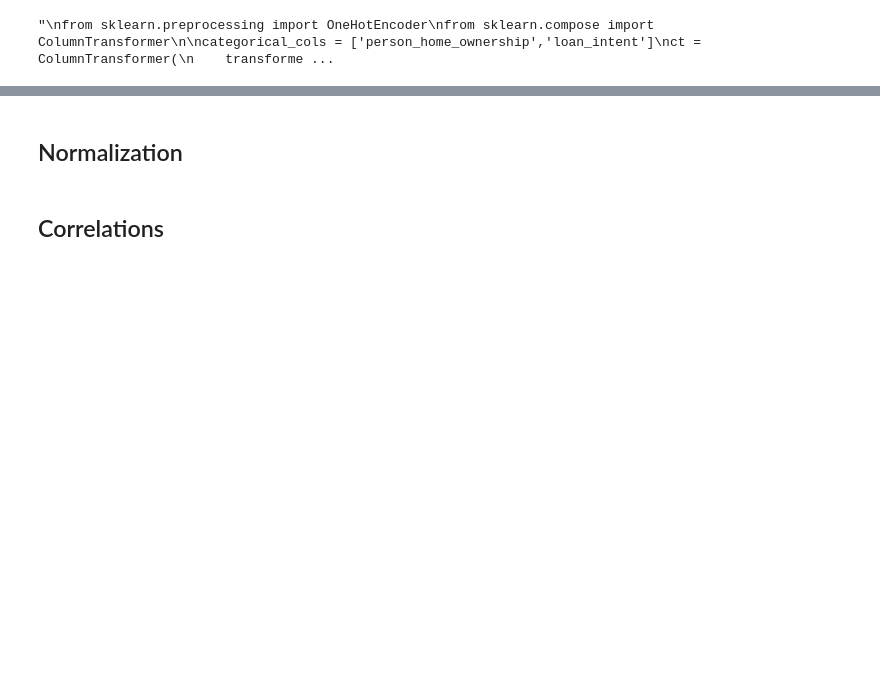
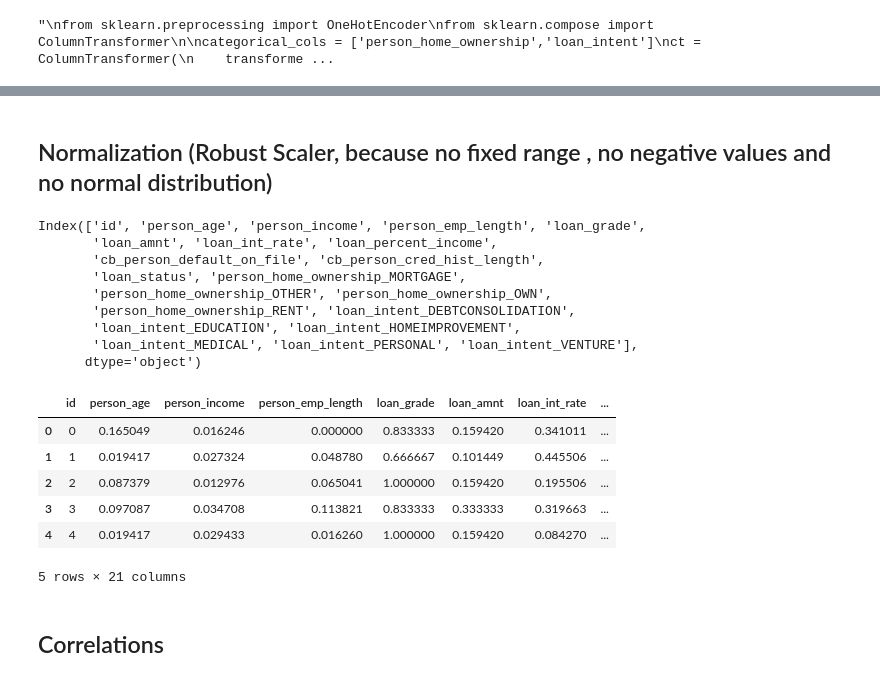
Before and after one commit to Alexej9671/kaggle_loan_approval_prediction, a Jupyter notebook: train_models.ipynb, the cells around one changed output, grey strips where cells are left out. Saved outputs shown, nothing was run; the diff lists cells and outputs as text; code cells hidden in the pictures; blank space fills up the shorter version.

```diff
--- a/train_models.ipynb
+++ b/train_models.ipynb
@@ -169,5 +195,30 @@ KeyError: "None of [Index(['person_home_ownership', 'loan_intent'], dtype='objec
 # %% [markdown]
-## Normalization
+## Normalization (Robust Scaler, because no fixed range , no negative values and no normal distribution)
+# %%
+from sklearn.preprocessing import MinMaxScaler
+scaler = MinMaxScaler()
+cols_to_norm = ['person_age', 'person_income', 'person_emp_length', 'loan_grade', 'loan_amnt', 'loan_int_rate', 'loan_percent_income']
+scaled_data = scaler.fit_transform(df[cols_to_norm])
+df[cols_to_norm] = pd.DataFrame(scaled_data, columns=cols_to_norm, index = df.index)
+print(df.columns)
+df.head()
+# %% [output]
+Index(['id', 'person_age', 'person_income', 'person_emp_length', 'loan_grade',
+       'loan_amnt', 'loan_int_rate', 'loan_percent_income',
+       'cb_person_default_on_file', 'cb_person_cred_hist_length',
+       'loan_status', 'person_home_ownership_MORTGAGE',
+       'person_home_ownership_OTHER', 'person_home_ownership_OWN',
+       'person_home_ownership_RENT', 'loan_intent_DEBTCONSOLIDATION',
+       'loan_intent_EDUCATION', 'loan_intent_HOMEIMPROVEMENT',
+       'loan_intent_MEDICAL', 'loan_intent_PERSONAL', 'loan_intent_VENTURE'],
+      dtype='object')
+|  | id | person_age | person_income | person_emp_length | loan_grade | loan_amnt | loan_int_rate | ... |
+| 0 | 0 | 0.165049 | 0.016246 | 0.000000 | 0.833333 | 0.159420 | 0.341011 | ... |
+| 1 | 1 | 0.019417 | 0.027324 | 0.048780 | 0.666667 | 0.101449 | 0.445506 | ... |
+| 2 | 2 | 0.087379 | 0.012976 | 0.065041 | 1.000000 | 0.159420 | 0.195506 | ... |
+| 3 | 3 | 0.097087 | 0.034708 | 0.113821 | 0.833333 | 0.333333 | 0.319663 | ... |
+| 4 | 4 | 0.019417 | 0.029433 | 0.016260 | 1.000000 | 0.159420 | 0.084270 | ... |
+5 rows × 21 columns
 # %% [markdown]
 ## Correlations
 # %%
```
Also changed, not shown: parts of 7 cells of this notebook.
